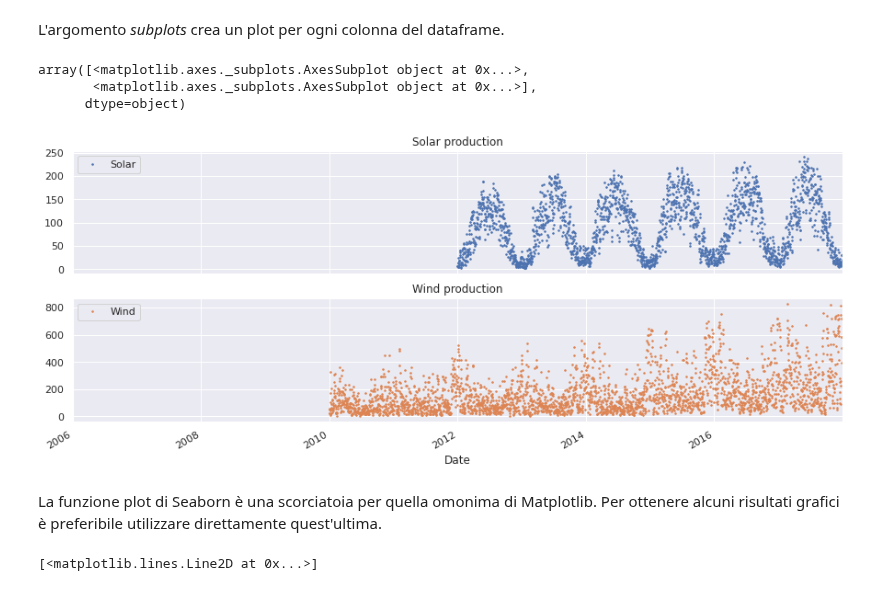
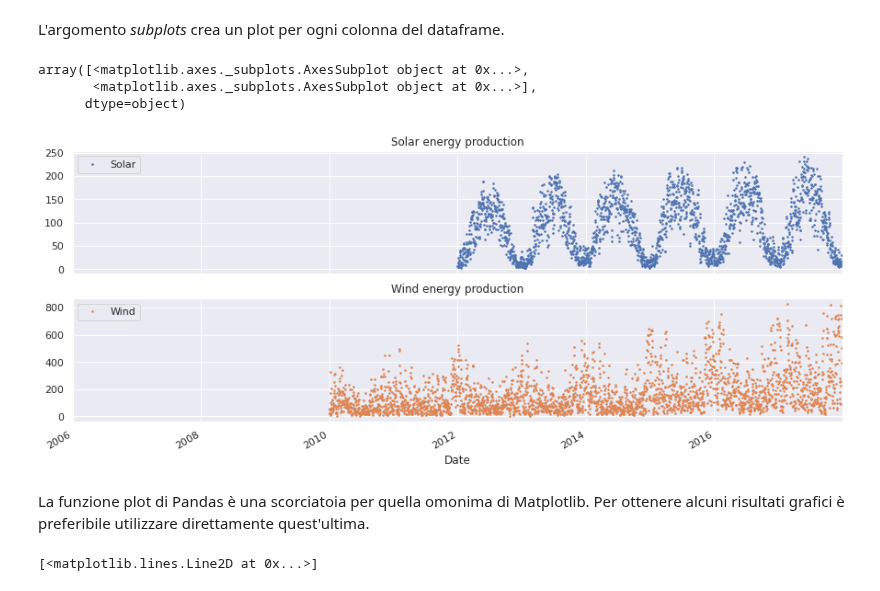
Before and after one commit to fbagattini/Lezioni, a Jupyter notebook: Analisi e Forecast di Serie Temporali con Python - Parte I.ipynb, the cells around one changed output. Cells and saved outputs as stored; diff of their text form; code cells hidden in the pictures.

```diff
--- a/Analisi e Forecast di Serie Temporali con Python - Parte I.ipynb
+++ b/Analisi e Forecast di Serie Temporali con Python - Parte I.ipynb
@@ -714,17 +714,17 @@ L'argomento *subplots* crea un plot per ogni colonna del dataframe.
 # %%
 subplots = df_renewable.plot(figsize=(15, 6),
                              marker='.',
                              markersize=3,
                              linestyle='',
-                             title=['Solar production', 'Wind production'],
+                             title=['Solar energy production', 'Wind energy production'],
                              subplots=True)
 
 subplots
 # %% [output]
 array([<matplotlib.axes._subplots.AxesSubplot object at 0x...>,
        <matplotlib.axes._subplots.AxesSubplot object at 0x...>],
       dtype=object)
-[figure, old version]
+[figure, new version]
 # %% [markdown]
-La funzione plot di Seaborn è una scorciatoia per quella omonima di Matplotlib. Per ottenere alcuni risultati grafici è preferibile utilizzare direttamente quest'ultima.
+La funzione plot di Pandas è una scorciatoia per quella omonima di Matplotlib. Per ottenere alcuni risultati grafici è preferibile utilizzare direttamente quest'ultima.
 # %%
```
Also changed, not shown: parts of 21 cells of this notebook.
